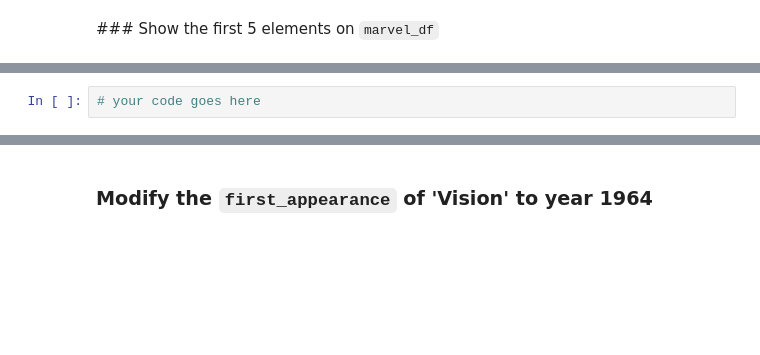
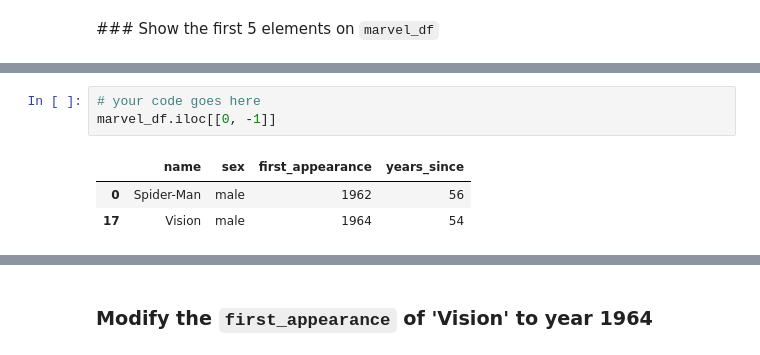
Before and after one commit to hridoyy21/Data-Analysis-With-Python, a Jupyter notebook: 4 - Pandas DataFrames exercises.ipynb, the cells around one changed output, grey strips where cells are left out. Cells and saved outputs as stored; diff of their text form; blank space fills up the shorter version.

```diff
--- a/4 - Pandas DataFrames exercises.ipynb
+++ b/4 - Pandas DataFrames exercises.ipynb
@@ -232,6 +319,11 @@ marvel_df.iloc[1:-1,].first_appearance.to_frame()
 ### Show the first and last elements on `marvel_df`
 # %%
 # your code goes here
+marvel_df.iloc[[0, -1]]
+# %% [output]
+|  | name | sex | first_appearance | years_since |
+| 0 | Spider-Man | male | 1962 | 56 |
+| 17 | Vision | male | 1964 | 54 |
 # %%
 #marvel_df.iloc[[0, -1],][['sex', 'first_appearance']]
 marvel_df.iloc[[0, -1],]
```
Also changed, not shown: parts of 37 cells of this notebook.
